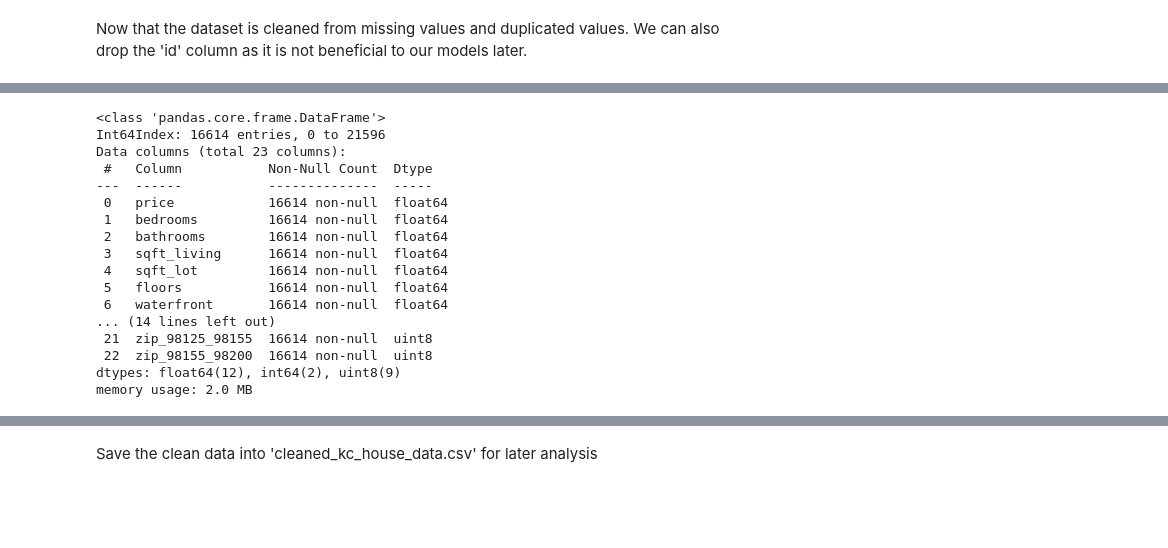
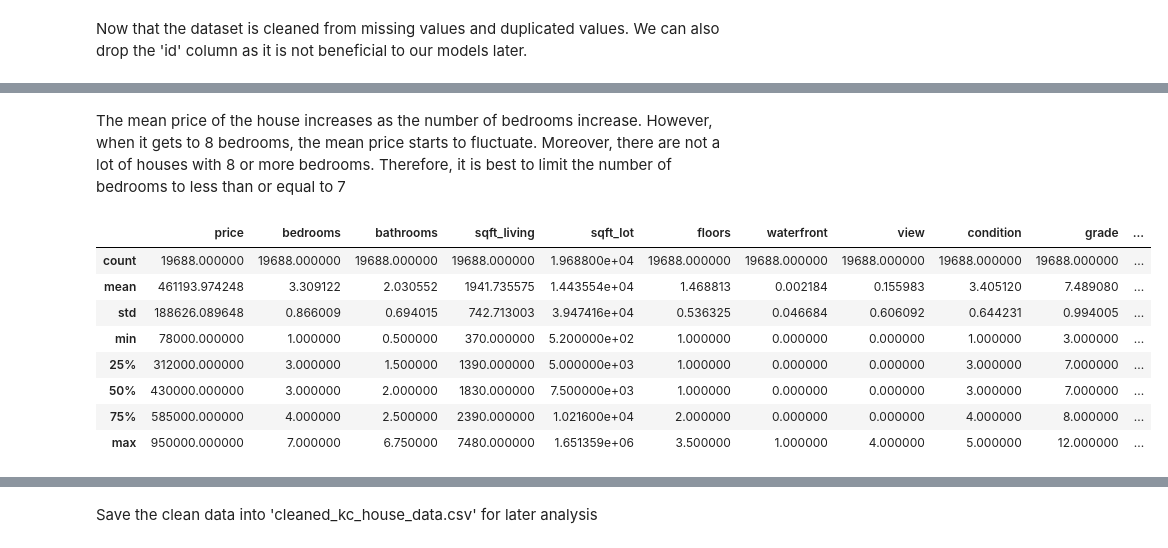
Before and after one commit to linhmai19/dsc-mod-2-project-v2-1-online-ds-sp-000, a Jupyter notebook: data_cleaning.ipynb, the cells around one changed output, grey strips where cells are left out. Saved outputs shown, nothing was run; the diff lists cells and outputs as text; code cells hidden in the pictures; blank space fills up the shorter version.

```diff
--- a/data_cleaning.ipynb
+++ b/data_cleaning.ipynb
@@ -430,8 +279,0 @@ We also need to change the name of zipcode_dummies columns to avoid errors when
-# %%
-df = df.rename(columns={'zip_(98008, 98028]':'zip_98008_98028', 'zip_(98028, 98038]':'zip_98028_98038',
-                        'zip_(98038, 98053]':'zip_98038_98053', 'zip_(98053, 98065]':'zip_98053_98065',
-                        'zip_(98065, 98103]':'zip_98065_98103', 'zip_(98103, 98115]':'zip_98103_98115',
-                        'zip_(98115, 98125]':'zip_98115_98125', 'zip_(98125, 98155]':'zip_98125_98155',
-                        'zip_(98155, 98200]':'zip_98155_98200'}).copy()
-
-df.head()
@@ -448,3 +279,0 @@ The latitude and longitude are also categorical variables with no hierachical or
-# %%
-# Drop both 'lat' and 'long' columns
-df = df.drop(['lat', 'long'], axis=1).copy()
@@ -482,2 +279,0 @@ Based on the correlation values above, we drop the 'sqft_above' and 'sqft_lot15'
-# %%
-df = df.drop(['sqft_above', 'sqft_lot15'], axis=1).copy()
@@ -490,20 +316,16 @@ We need to convert all of our numeric columns to the same scale by normalizing o
+# %% [markdown]
+The mean price of the house increases as the number of bedrooms increase. However, when it gets to 8 bedrooms, the mean price starts to fluctuate. Moreover, there are not a lot of houses with 8 or more bedrooms. Therefore, it is best to limit the number of bedrooms to less than or equal to 7
+# %%
+df = df.loc[(df['bedrooms'] <= 7)].copy()
 # %%
-df.info()
+df.describe()
 # %% [output]
-<class 'pandas.core.frame.DataFrame'>
-Int64Index: 16614 entries, 0 to 21596
-Data columns (total 23 columns):
- #   Column           Non-Null Count  Dtype
----  ------           --------------  -----
- 0   price            16614 non-null  float64
- 1   bedrooms         16614 non-null  float64
- 2   bathrooms        16614 non-null  float64
- 3   sqft_living      16614 non-null  float64
- 4   sqft_lot         16614 non-null  float64
- 5   floors           16614 non-null  float64
- 6   waterfront       16614 non-null  float64
-... (14 lines left out)
- 21  zip_98125_98155  16614 non-null  uint8
- 22  zip_98155_98200  16614 non-null  uint8
-dtypes: float64(12), int64(2), uint8(9)
-memory usage: 2.0 MB
+|  | price | bedrooms | bathrooms | sqft_living | sqft_lot | floors | waterfront | view | condition | grade | ... |
+| count | 19688.000000 | 19688.000000 | 19688.000000 | 19688.000000 | 1.968800e+04 | 19688.000000 | 19688.000000 | 19688.000000 | 19688.000000 | 19688.000000 | ... |
+| mean | 461193.974248 | 3.309122 | 2.030552 | 1941.735575 | 1.443554e+04 | 1.468813 | 0.002184 | 0.155983 | 3.405120 | 7.489080 | ... |
+| std | 188626.089648 | 0.866009 | 0.694015 | 742.713003 | 3.947416e+04 | 0.536325 | 0.046684 | 0.606092 | 0.644231 | 0.994005 | ... |
+| min | 78000.000000 | 1.000000 | 0.500000 | 370.000000 | 5.200000e+02 | 1.000000 | 0.000000 | 0.000000 | 1.000000 | 3.000000 | ... |
+| 25% | 312000.000000 | 3.000000 | 1.500000 | 1390.000000 | 5.000000e+03 | 1.000000 | 0.000000 | 0.000000 | 3.000000 | 7.000000 | ... |
+| 50% | 430000.000000 | 3.000000 | 2.000000 | 1830.000000 | 7.500000e+03 | 1.000000 | 0.000000 | 0.000000 | 3.000000 | 7.000000 | ... |
+| 75% | 585000.000000 | 4.000000 | 2.500000 | 2390.000000 | 1.021600e+04 | 2.000000 | 0.000000 | 0.000000 | 4.000000 | 8.000000 | ... |
+| max | 950000.000000 | 7.000000 | 6.750000 | 7480.000000 | 1.651359e+06 | 3.500000 | 1.000000 | 4.000000 | 5.000000 | 12.000000 | ... |
```
Also changed, not shown: parts of 50 cells of this notebook, 6 other files.
